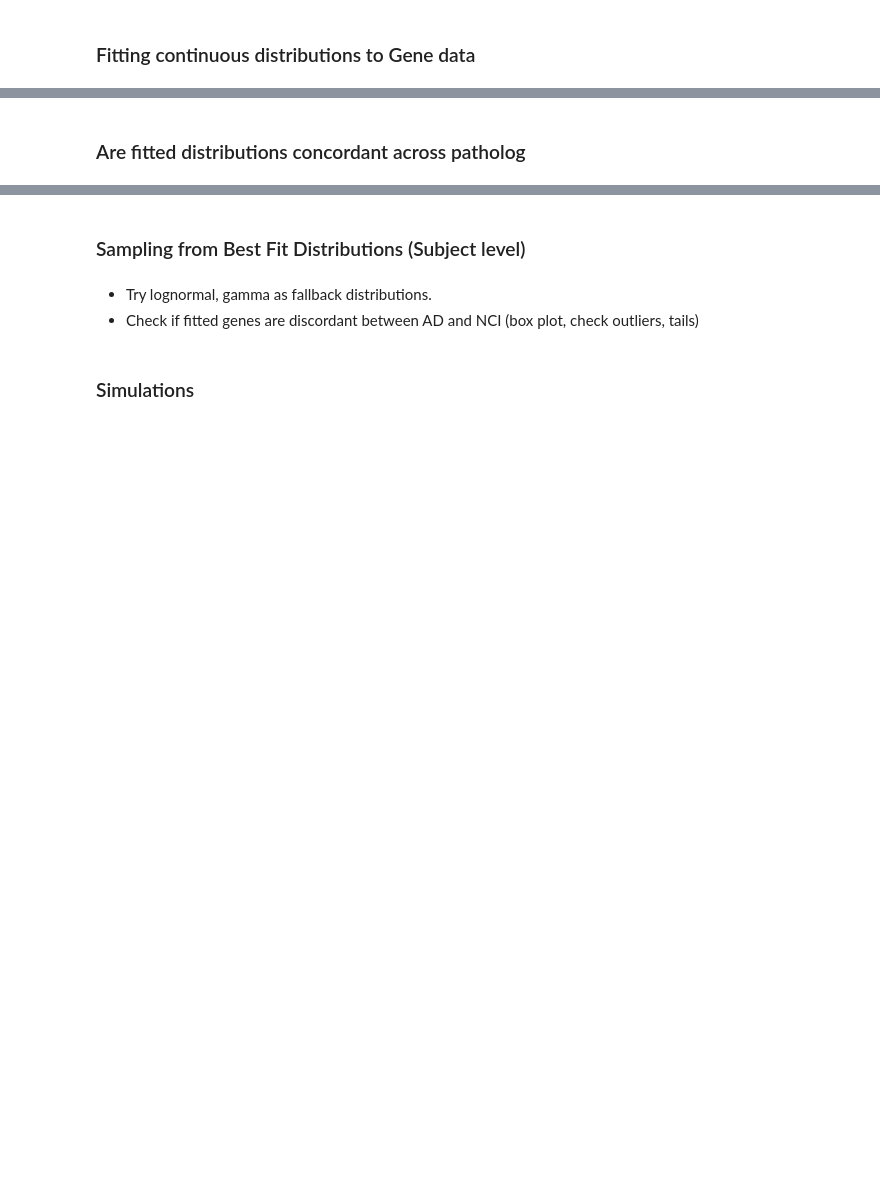
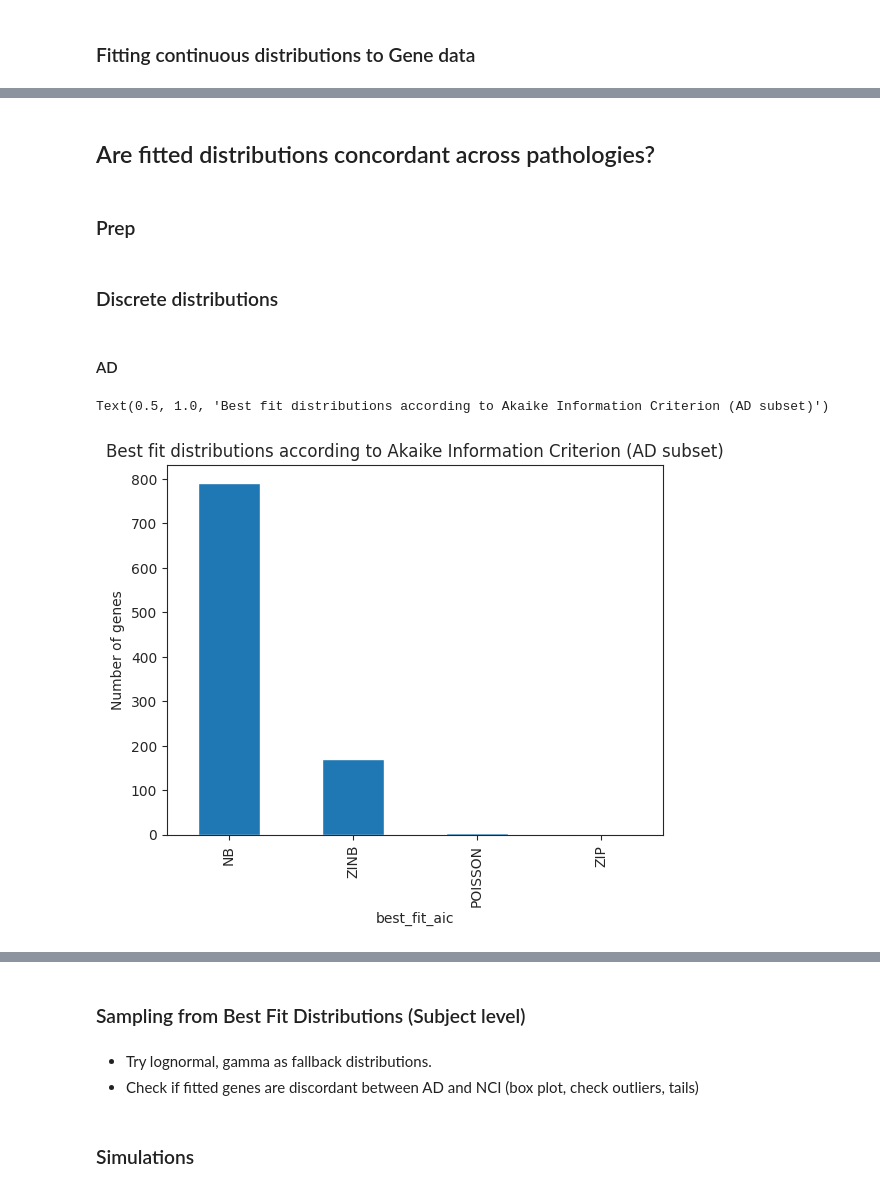
Before and after one commit to Translational-HDPM/T-HDPM_uncertainty_analysis, a Jupyter notebook: notebooks/distribution_based_subject_level_analysis.ipynb, the cells around one changed output, grey strips where cells are left out. Drawn from its saved outputs; the diff is of its cells as text; code cells hidden in the pictures; blank space fills up the shorter version.

```diff
--- a/notebooks/distribution_based_subject_level_analysis.ipynb
+++ b/notebooks/distribution_based_subject_level_analysis.ipynb
@@ -472,2 +477,38 @@ Text(0.5, 1.0, 'Best fit distributions according to p-values')
 # %% [markdown]
-### Are fitted distributions concordant across patholog
+## Are fitted distributions concordant across pathologies?
+# %% [markdown]
+### Prep
+# %%
+nci_filt = (pathos == "NCI")
+# %%
+nci_subset = patients_df.loc[:, pathos[nci_filt.values].index]
+ad_subset = patients_df.loc[:, pathos[~nci_filt.values].index]
+# %% [markdown]
+### Discrete distributions
+# %% [markdown]
+#### AD
+# %%
+discrete_dist_fitting_results_ad = pd.DataFrame(index=patients_df.index, columns=["vmr", "best_fit_aic", "best_fit_p_value",
+                                                      "poisson_aic", "poisson_ks_stat", "poisson_p_val", "poisson_lambda",
+                                                      "nb_aic", "nb_ks_stat", "nb_p_val", "nb_r", "nb_p",
+                                                      "zip_aic", "zip_ks_stat", "zip_p_val", "zip_lambda", "zip_pi",
+                                                      "zinb_aic", "zinb_ks_stat", "zinb_p_val", "zinb_r", "zinb_p", "zinb_pi"])
+# %%
+for i in range(ad_subset.shape[0]):
+    gene = ad_subset.index[i]
+    row = ad_subset.iloc[i, :]
+    discrete_dist_fitting_results_ad.loc[gene, "vmr"] = stds[gene]**2.0 / means[gene]
+    discrete_dist_fitting_results_ad.loc[gene, ["poisson_aic", "poisson_ks_stat", "poisson_p_val", "poisson_lambda"]] = test_poisson_fit(row)
+    discrete_dist_fitting_results_ad.loc[gene, ["zip_aic", "zip_ks_stat", "zip_p_val", "zip_lambda", "zip_pi"]] = test_zero_inflated_poisson_fit(row)
+    discrete_dist_fitting_results_ad.loc[gene, ["nb_aic", "nb_ks_stat", "nb_p_val", "nb_r", "nb_p"]] = test_negative_binomial_fit(row)
+    discrete_dist_fitting_results_ad.loc[gene, ["zinb_aic", "zinb_ks_stat", "zinb_p_val", "zinb_r", "zinb_p", "zinb_pi"]] = test_zero_inflated_negative_binomial_fit(row)
+    discrete_dist_fitting_results_ad.loc[gene, "best_fit_aic"] = find_best_dist_aic(gene, discrete_dist_fitting_results)
+    discrete_dist_fitting_results_ad.loc[gene, "best_fit_p_value"] = find_best_dist_ks_p_value(gene, discrete_dist_fitting_results)
+# %%
+vc = discrete_dist_fitting_results_ad["best_fit_aic"].value_counts()
+vc.plot.bar()
+plt.ylabel("Number of genes")
+plt.title("Best fit distributions according to Akaike Information Criterion (AD subset)")
+# %% [output]
+Text(0.5, 1.0, 'Best fit distributions according to Akaike Information Criterion (AD subset)')
+[figure, added]
```
Also changed, not shown: parts of 40 cells of this notebook.
